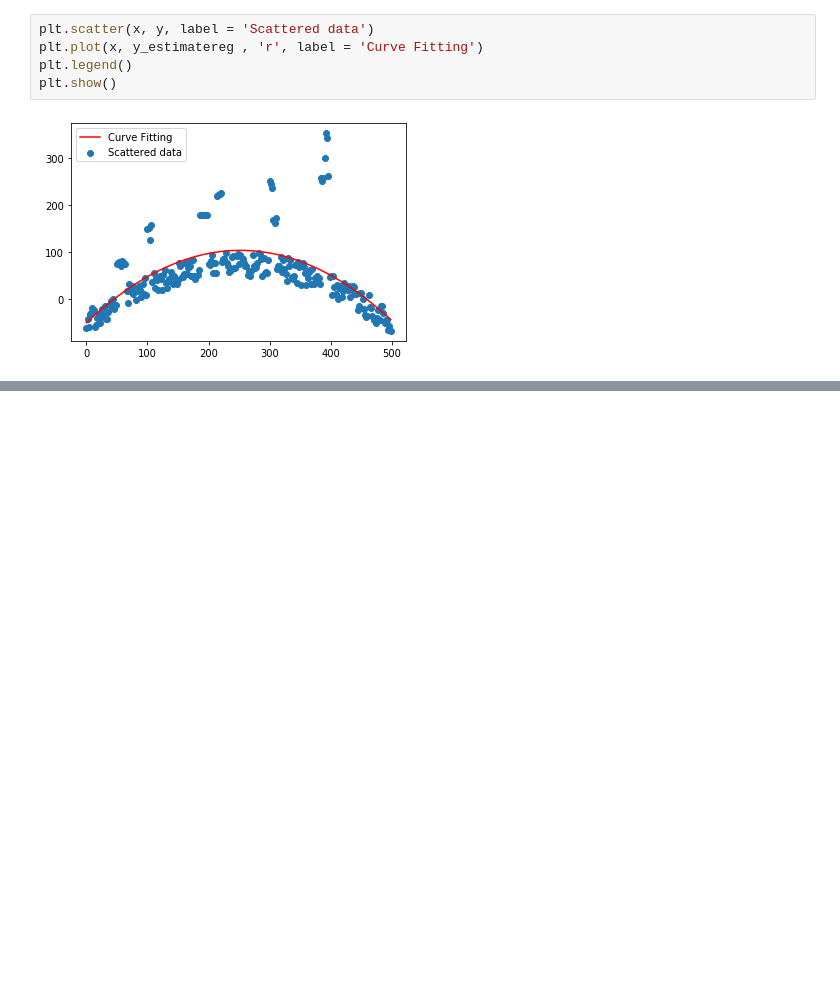
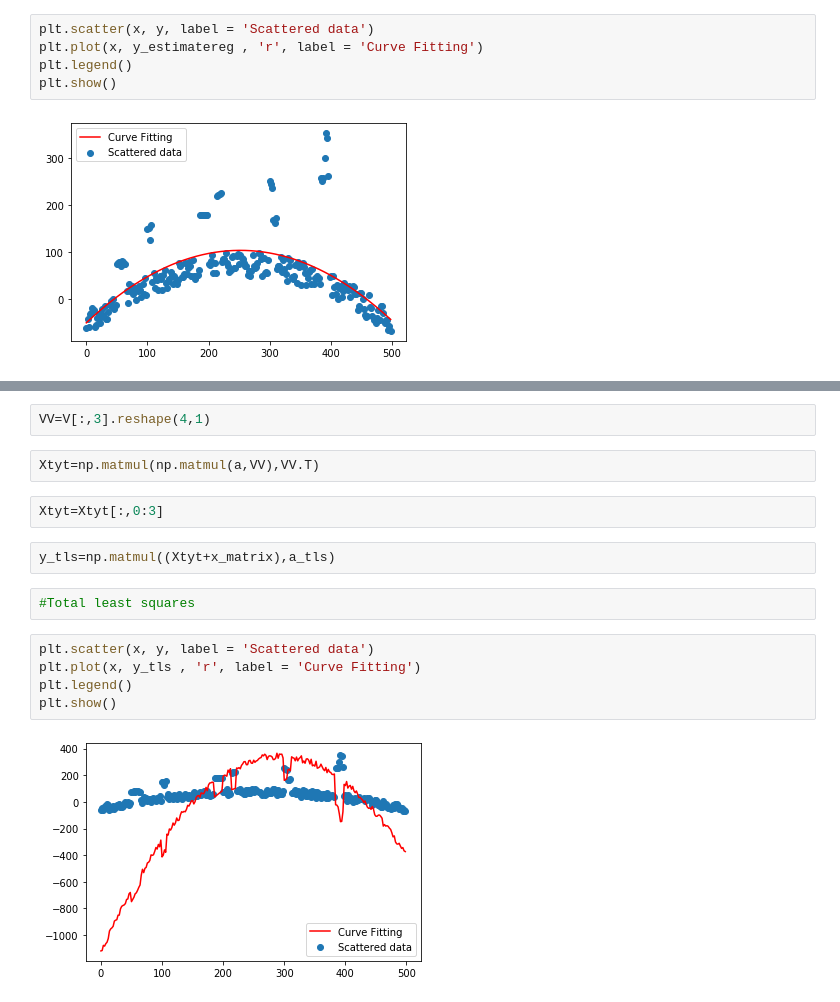
Before and after one commit to aarjunsrinivasan/aarjunsrinivasan.github.io, a Jupyter notebook: Prob2.ipynb, the cells around one changed output, grey strips where cells are left out. Saved outputs shown, nothing was run; the diff lists cells and outputs as text; blank space fills up the shorter version.

```diff
--- a/Prob2.ipynb
+++ b/Prob2.ipynb
@@ -49,0 +58,17 @@ plt.show()
+# %%
+VV=V[:,3].reshape(4,1)
+# %%
+Xtyt=np.matmul(np.matmul(a,VV),VV.T)
+# %%
+Xtyt=Xtyt[:,0:3]
+# %%
+y_tls=np.matmul((Xtyt+x_matrix),a_tls)
+# %%
+#Total least squares
+# %%
+plt.scatter(x, y, label = 'Scattered data')
+plt.plot(x, y_tls , 'r', label = 'Curve Fitting')
+plt.legend()
+plt.show()
+# %% [output]
+[figure, added]
```
Also changed, not shown: parts of 15 cells of this notebook.
